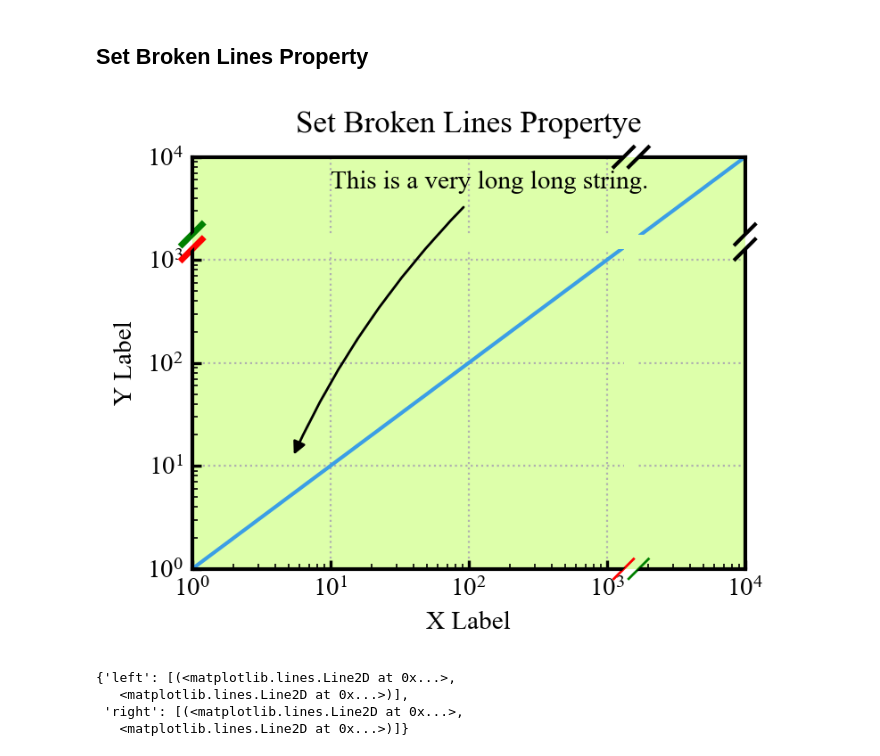
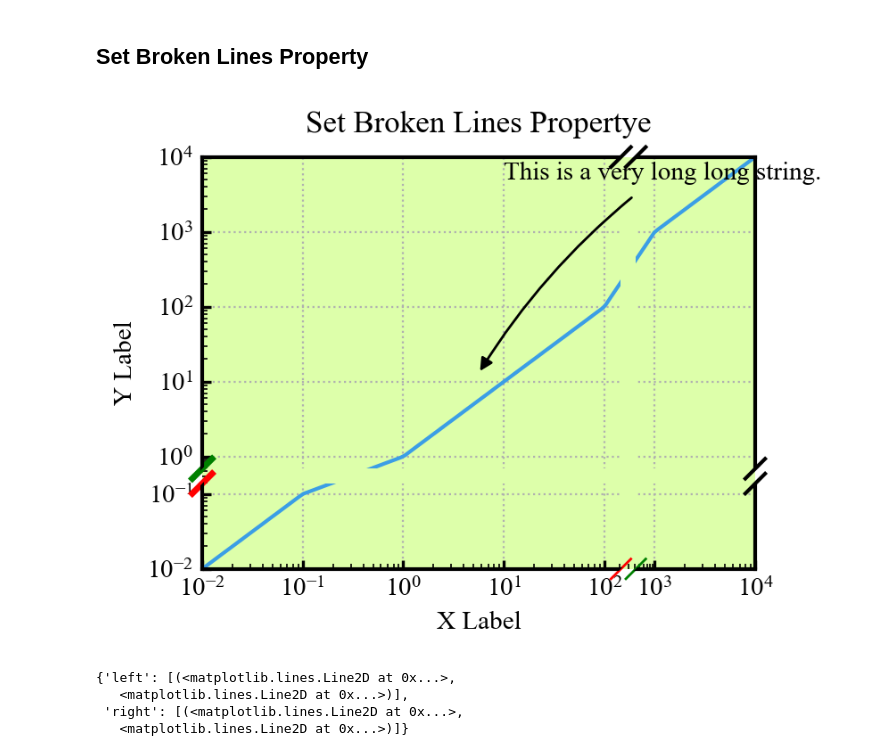
Before and after one commit to wuyao1997/break_axes, a Jupyter notebook: examples.ipynb, the cells around one changed output. Cells and saved outputs as stored; diff of their text form; code cells hidden in the pictures.

```diff
--- a/examples.ipynb
+++ b/examples.ipynb
@@ -136,49 +134,47 @@ plt.show()
 # %%
 import numpy as np
 
-x = np.logspace(0, 4, 100)
+x = np.logspace(-2, 4, 150)
 
 fig, ax = plt.subplots(figsize=(4,3))
 ax.set(xlim=(1,10000), ylim=(1,10000), facecolor="#DDFFAA")
 ax.plot(x, x)
-ax.set_xticks([1, 10, 100, 500, 5000, 10000],
-              [1, 10, 100, 500, 5000, r'$10^4$'])  # type: ignore
-ax.set_yticks([1, 10, 100, 500, 5000, 10000],
-              [1, 10, 100, 500, 5000, r'$10^4$'])  # type: ignore
+ax.set_xticks([0.01, 0.1, 1, 10, 100, 500, 5000, 10000])
+ax.set_yticks([0.01, 0.1, 1, 10, 100, 500, 5000, 10000])
 
 ax.annotate("This is a very long long string.",
     xy=(5, 10), xytext=(10, 5000),
     arrowprops=dict(
         arrowstyle='-|>',
         connectionstyle="arc3,rad=0.1",
         color='k',
         shrinkA=5, shrinkB=5
     )
 )
 
 ax.grid(ls=':')
 ax.set_xlabel("X Label")
 ax.set_ylabel("Y Label")
 ax.set_title("Set Broken Lines Propertye", pad=10)
 
 scale_axes(ax,
-    x_interval=[(600, 4000, 0.1)],
-    y_interval=[(600, 4000, 0.1)],
+    x_interval=[(2, 3, 0.5)],
+    y_interval=[(-1, 0, 0.5)],
     mode='log')
-broken_lines = broken_and_clip_axes(ax, x=[1500], y=[1500],
+broken_lines = broken_and_clip_axes(ax, x=[300], y=[0.3],
     axes_clip=True, which='both', gap=6, dx=4, dy=4)
 
 bottom_left, bottom_right = broken_lines["bottom"][0]
 bottom_left.set(color='r', linewidth=1)
 bottom_right.set(color='g', linewidth=1)
 
 left_bottom, left_top = broken_lines["left"][0]
 left_bottom.set(color='r', linewidth=2.5)
 left_top.set(color='g', linewidth=2.5)
 
 plt.show()
 # %% [output]
-[figure, old version]
+[figure, new version]
 # %%
 # plt.rcParams['figure.subplot.bottom'] = 0.2
 # plt.rcParams['figure.subplot.top'] = 0.8
```
Also changed, not shown: parts of 2 cells of this notebook, 4 other files.
